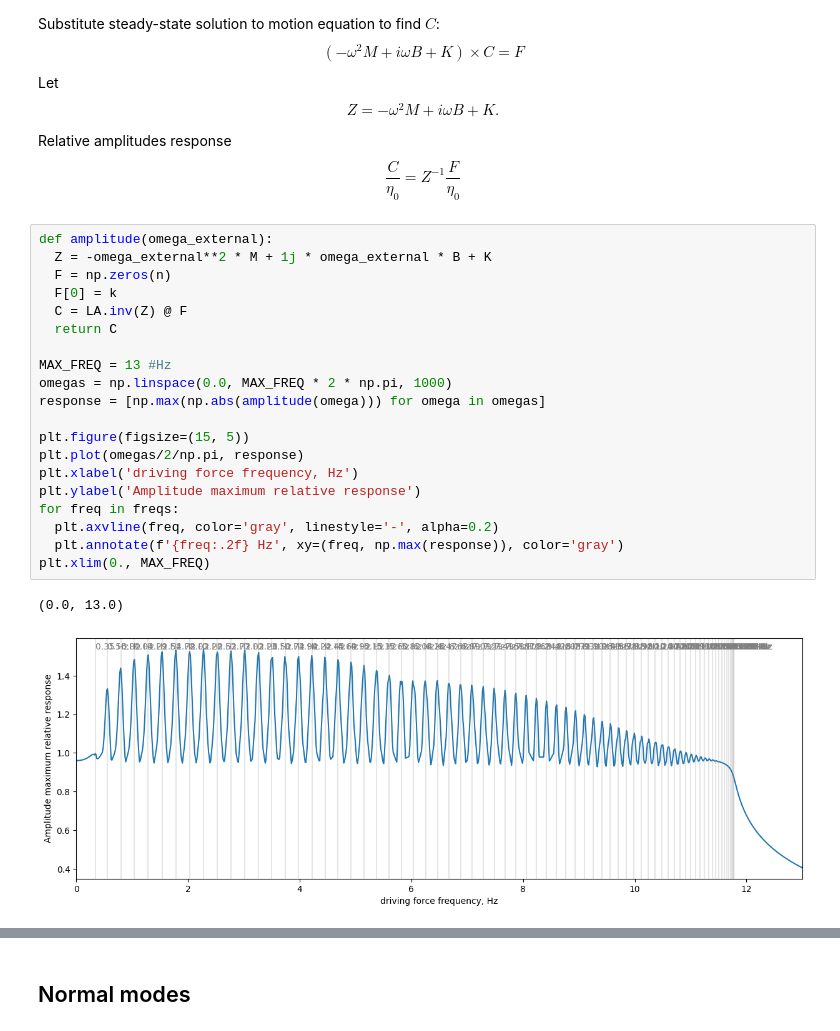
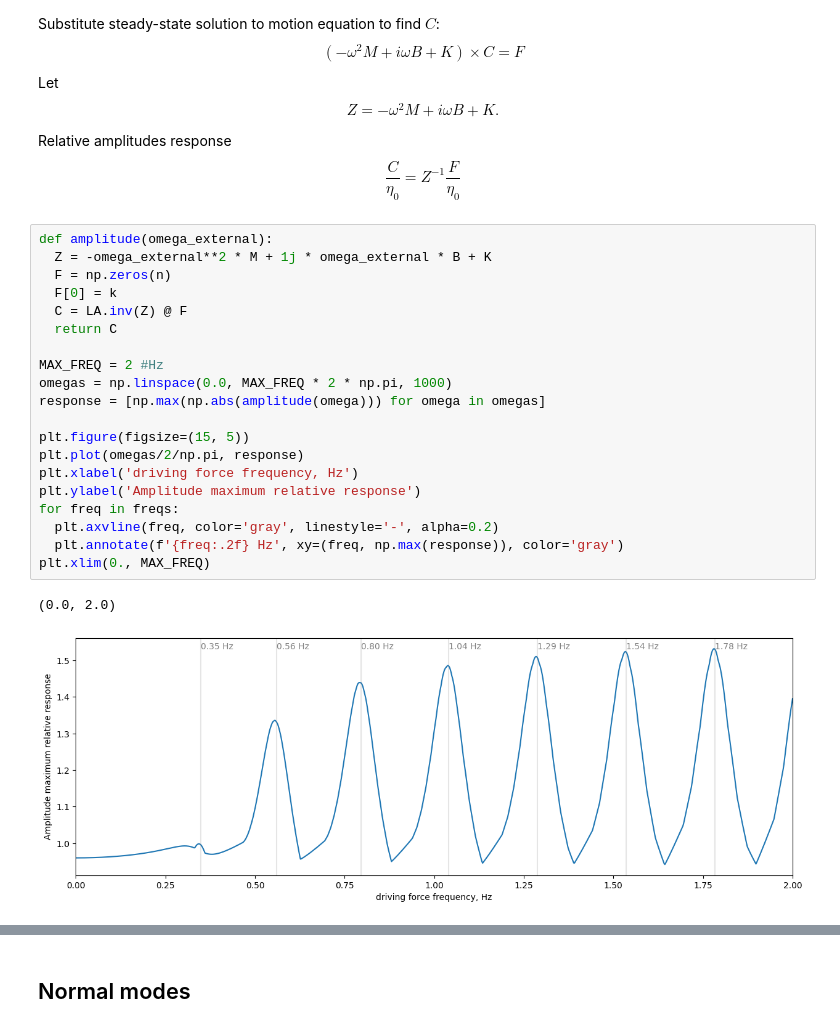
Before and after one commit to evgeny-kolonsky/Lab3_MW, a Jupyter notebook: Lab3_MW.ipynb, the cells around one changed output, grey strips where cells are left out. Drawn from its saved outputs; the diff is of its cells as text.

```diff
--- a/Lab3_MW.ipynb
+++ b/Lab3_MW.ipynb
@@ -193,23 +193,23 @@ Relative amplitudes response
 # %%
 def amplitude(omega_external):
   Z = -omega_external**2 * M + 1j * omega_external * B + K
   F = np.zeros(n)
   F[0] = k
   C = LA.inv(Z) @ F
   return C
 
-MAX_FREQ = 13 #Hz
+MAX_FREQ = 2 #Hz
 omegas = np.linspace(0.0, MAX_FREQ * 2 * np.pi, 1000)
 response = [np.max(np.abs(amplitude(omega))) for omega in omegas]
 
 plt.figure(figsize=(15, 5))
 plt.plot(omegas/2/np.pi, response)
 plt.xlabel('driving force frequency, Hz')
 plt.ylabel('Amplitude maximum relative response')
 for freq in freqs:
   plt.axvline(freq, color='gray', linestyle='-', alpha=0.2)
   plt.annotate(f'{freq:.2f} Hz', xy=(freq, np.max(response)), color='gray')
 plt.xlim(0., MAX_FREQ)
 # %% [output]
-(0.0, 13.0)
+(0.0, 2.0)
-[figure, old version]
+[figure, new version]
```
Also changed, not shown: parts of 9 cells of this notebook.
